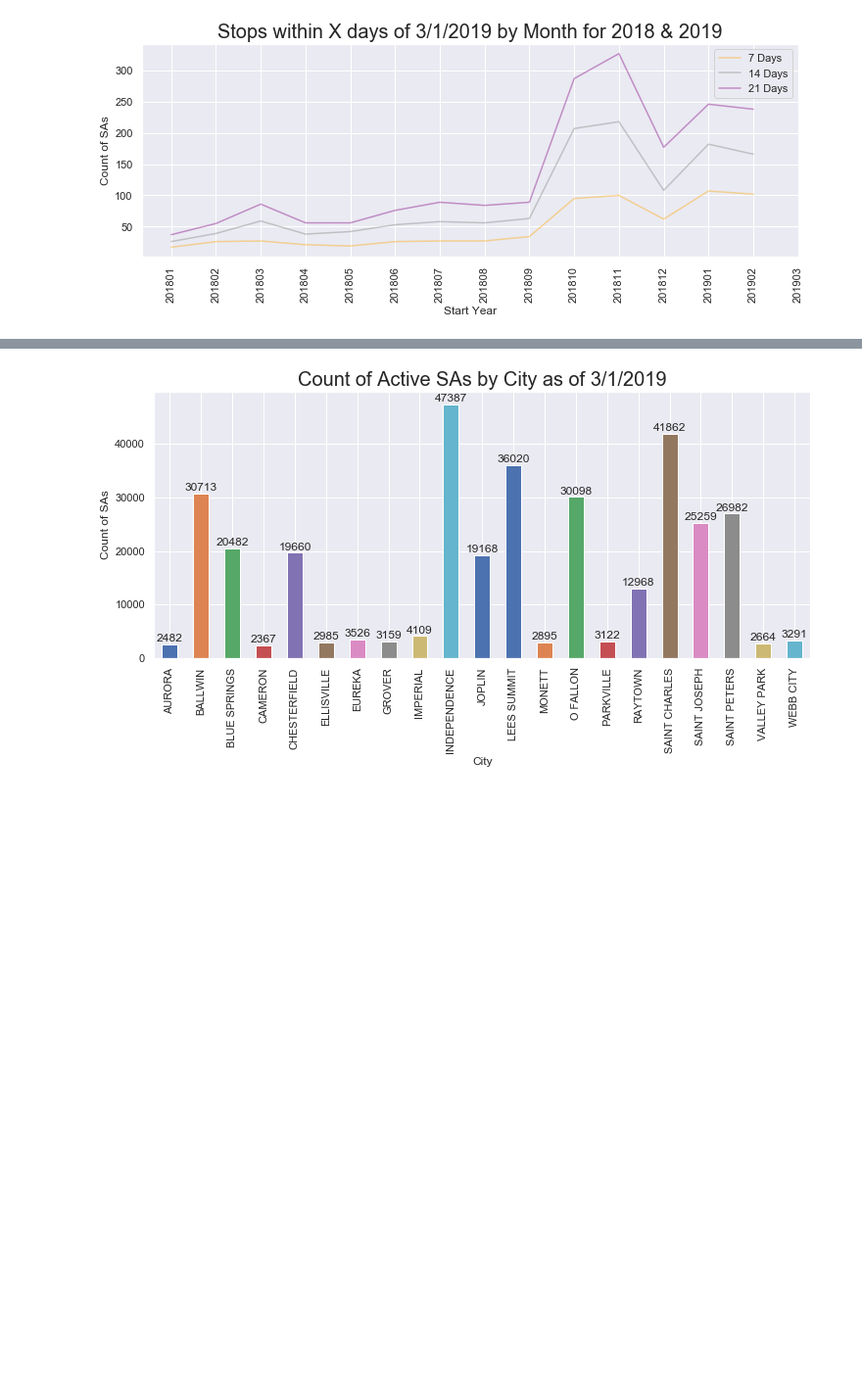
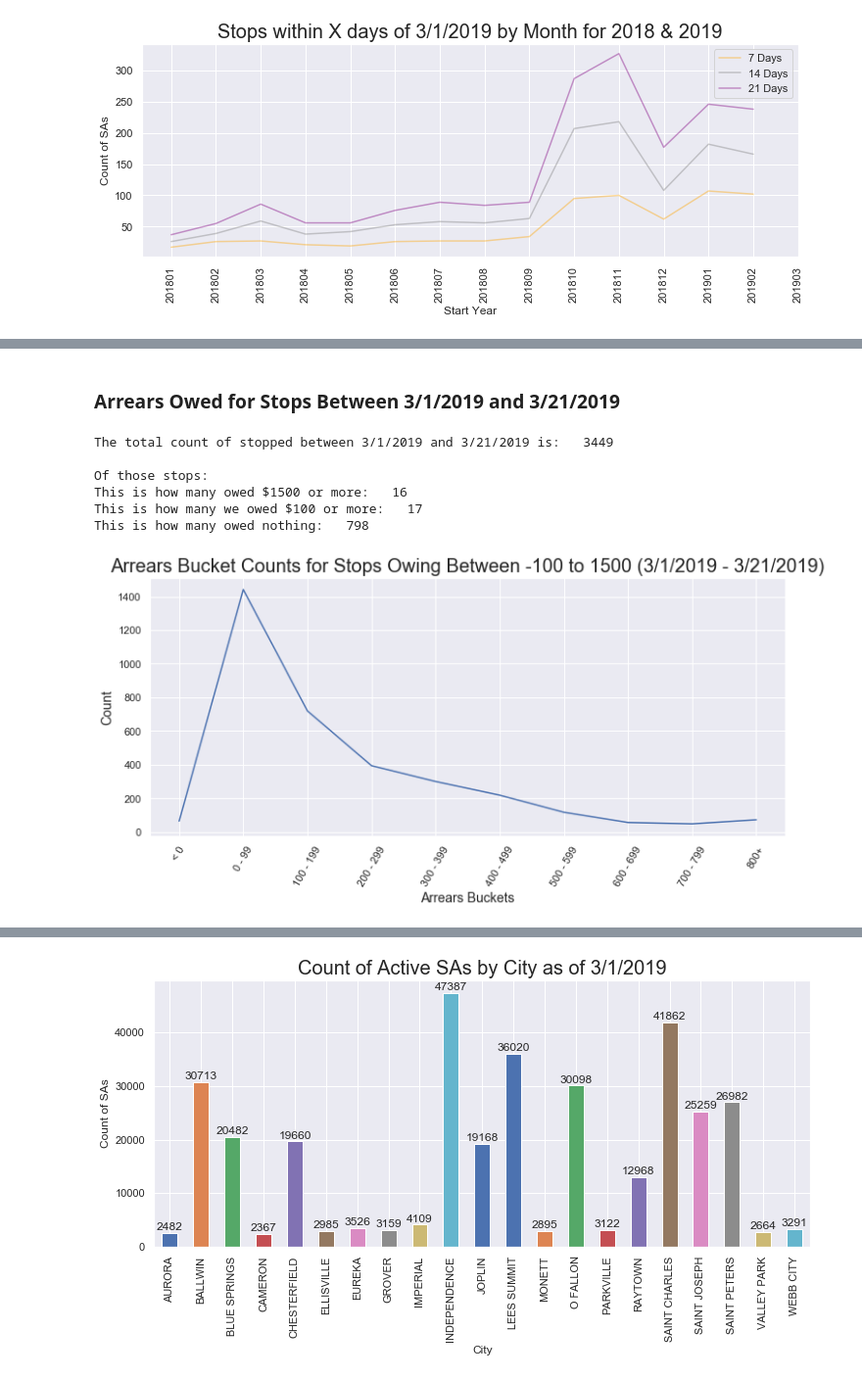
Before and after one commit to brocknosbisch/Springboard_Capstone_2, a Jupyter notebook: Chapter_2_Capstone_2_Data_Story.ipynb, the cells around one changed output, grey strips where cells are left out. Shown at 98% size. Cells and saved outputs as stored; diff of their text form; code cells hidden in the pictures; blank space fills up the shorter version.

```diff
--- a/Chapter_2_Capstone_2_Data_Story.ipynb
+++ b/Chapter_2_Capstone_2_Data_Story.ipynb
@@ -242,0 +435,31 @@ plt.show()
+# %% [markdown]
+### Arrears Owed for Stops Between 3/1/2019 and 3/21/2019
+# %%
+print('The total count of stopped between 3/1/2019 and 3/21/2019 is:   {}'.format(df['ACCOUNT_ID'][((df['SA_START_YEAR_MONTH']  < '201903') & (df['SA_END_YEAR_MONTH'] >= '201903') & (df['STOP_21_DAYS_FROM_20190301'] == 1) )].count()))
+print()
+print('Of those stops:')
+print('This is how many owed $1500 or more:   {}'.format(df['ARREARS_PAYOFF_AMOUNT'][((df['SA_START_YEAR_MONTH']  < '201903') & (df['SA_END_YEAR_MONTH'] >= '201903') & (df['STOP_21_DAYS_FROM_20190301'] == 1) & (df['ARREARS_PAYOFF_AMOUNT'] >= 1500))].count()))
+print('This is how many we owed $100 or more:   {}'.format(df['ARREARS_PAYOFF_AMOUNT'][((df['SA_START_YEAR_MONTH']  < '201903') & (df['SA_END_YEAR_MONTH'] >= '201903') & (df['STOP_21_DAYS_FROM_20190301'] == 1) & (df['ARREARS_PAYOFF_AMOUNT'] <= -100))].count()))
+print('This is how many owed nothing:   {}'.format(df['ARREARS_PAYOFF_AMOUNT'][((df['SA_START_YEAR_MONTH']  < '201903') & (df['SA_END_YEAR_MONTH'] >= '201903') & (df['STOP_21_DAYS_FROM_20190301'] == 1) & (df['ARREARS_PAYOFF_AMOUNT'] == 0))].count()))
+print()
+print()
+
+plt.figure(figsize=(12,5))
+
+arrears_bucket_columns_2 = ('< 0','0 - 99','100 - 199','200 - 299','300 - 399','400 - 499','500 - 599','600 - 699','700 - 799','800+')
+_ = df.loc[((df['SA_START_YEAR_MONTH']  < '201903') & (df['SA_END_YEAR_MONTH'] >= '201903')  & (df['STOP_21_DAYS_FROM_20190301'] == 1 ))].groupby('ARREARS_PAYOFF_BUCKET_2')['STOP_21_DAYS_FROM_20190301'].count().plot(kind='line',grid=True)
+_.set_title('Arrears Bucket Counts for Stops Owing Between -100 to 1500 (3/1/2019 - 3/21/2019)', fontsize=20)
+_.set_xlabel('Arrears Buckets', fontsize=14)
+_.set_ylabel('Count', fontsize=14)
+_.set_xticks(np.arange(0, 10, step=1))
+_.set_xticklabels(arrears_bucket_columns_2, rotation=60)
+add_value_labels(_,1)
+plt.show()
+# %% [output]
+The total count of stopped between 3/1/2019 and 3/21/2019 is:   3449
+
+Of those stops:
+This is how many owed $1500 or more:   16
+This is how many we owed $100 or more:   17
+This is how many owed nothing:   798
+[figure, added]
```
Also changed, not shown: parts of 48 cells of this notebook, 5 other files.
